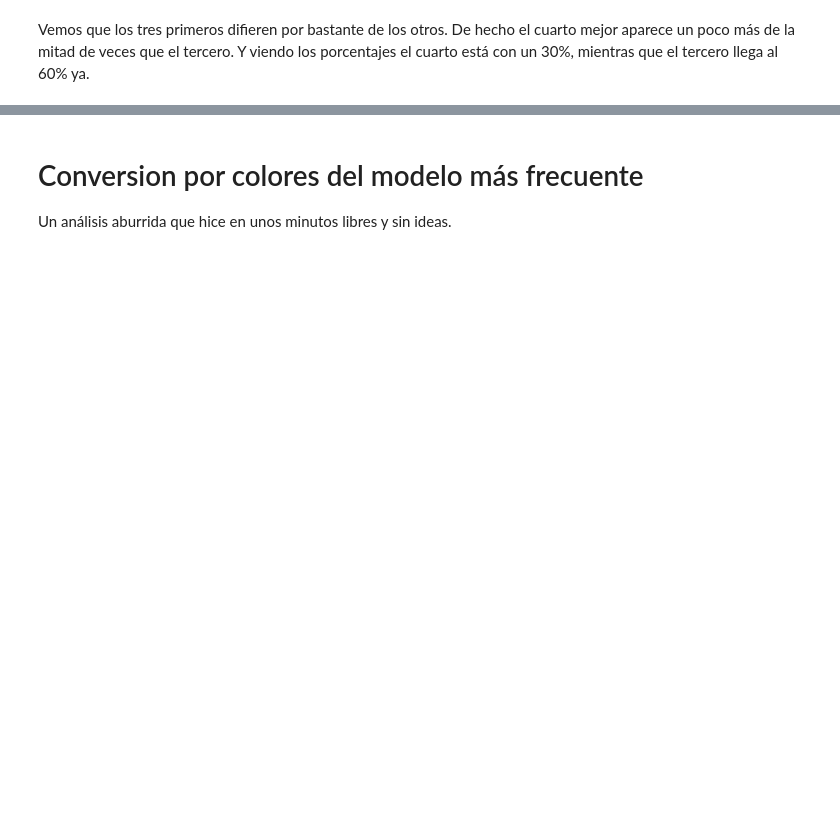
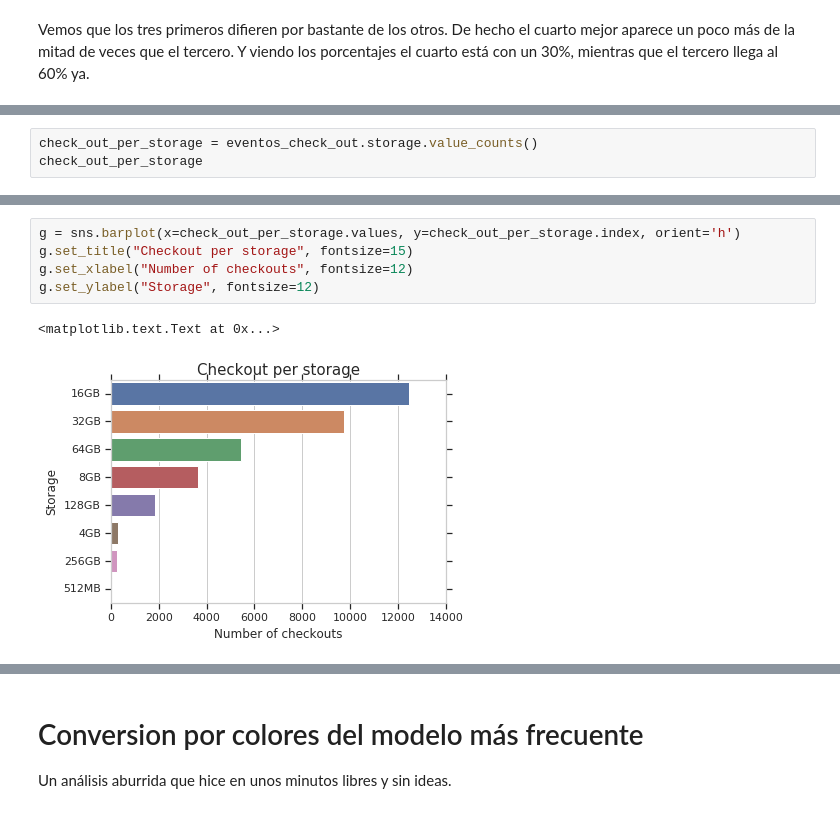
Before and after one commit to rozanecm/7506_OrganizacionDeDatos_TP1, a Jupyter notebook: quilombo.ipynb, the cells around one changed output, grey strips where cells are left out. Saved outputs shown, nothing was run; the diff lists cells and outputs as text; blank space fills up the shorter version.

Commit message:
agregado todo | análisis por storage

```diff
--- a/quilombo.ipynb
+++ b/quilombo.ipynb
@@ -369,0 +374,3 @@ Y viendo los porcentajes el cuarto está con un 30%, mientras que el tercero lle
+# %%
+check_out_per_storage = eventos_check_out.storage.value_counts()
+check_out_per_storage
@@ -369,0 +387,8 @@ Y viendo los porcentajes el cuarto está con un 30%, mientras que el tercero lle
+# %%
+g = sns.barplot(x=check_out_per_storage.values, y=check_out_per_storage.index, orient='h')
+g.set_title("Checkout per storage", fontsize=15)
+g.set_xlabel("Number of checkouts", fontsize=12)
+g.set_ylabel("Storage", fontsize=12)
+# %% [output]
+<matplotlib.text.Text at 0x...>
+[figure, added]
```
Also changed, not shown: parts of 18 cells of this notebook, 1 other file.
